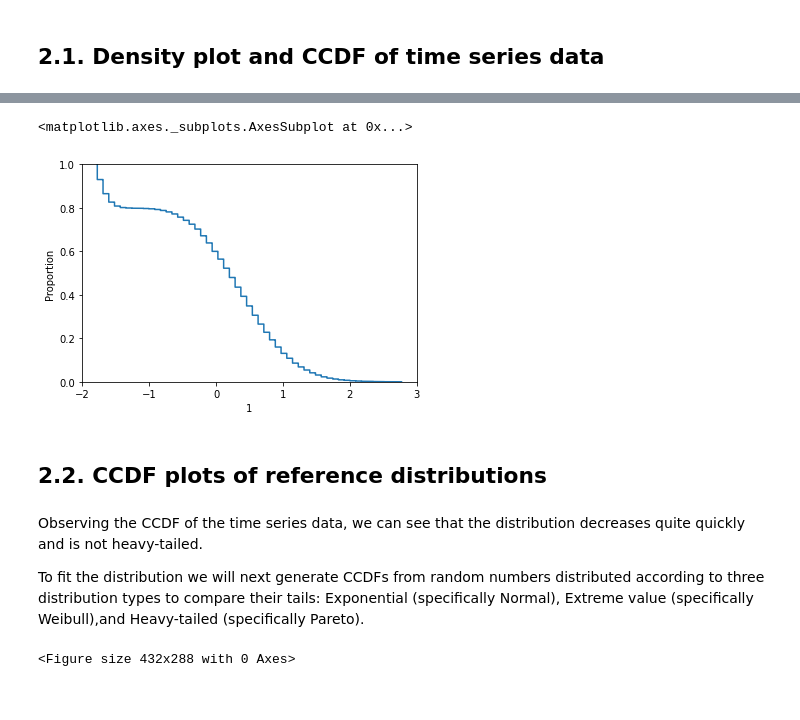
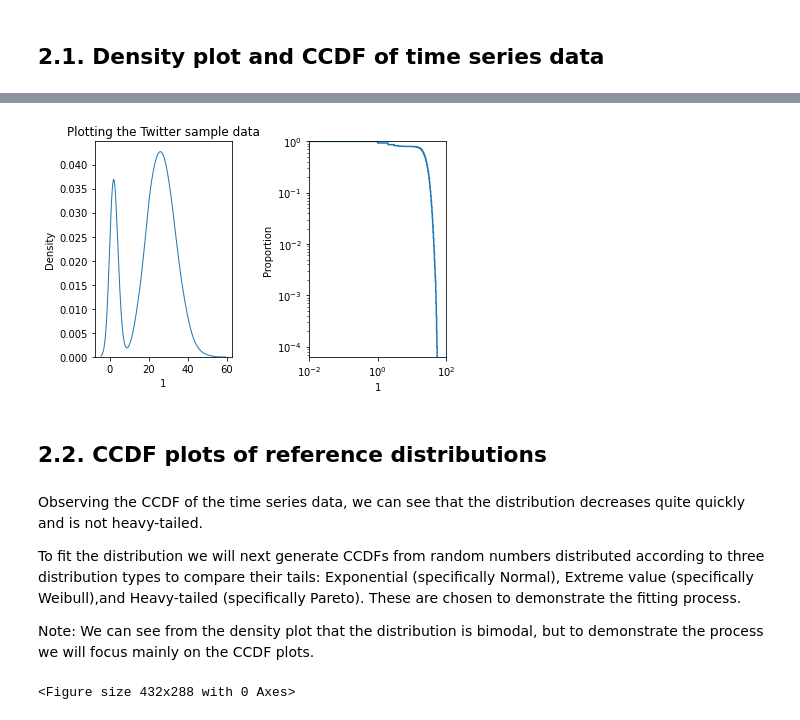
Before and after one commit to crgraham/Tweet-time-series-analysis, a Jupyter notebook: Fitting_probability_distribution_to_data.ipynb, the cells around one changed output, grey strips where cells are left out. Cells and saved outputs as stored; diff of their text form; code cells hidden in the pictures.

```diff
--- a/Fitting_probability_distribution_to_data.ipynb
+++ b/Fitting_probability_distribution_to_data.ipynb
@@ -80,21 +69,24 @@ Text(0.5, 1.0, 'density of tweet ts')
-# %%
-#CCDF of the sub-selected data
-# CCDF is the complementary of CDF (i.e. 1-CDF)
-def standardize(data):
-  z = (data - np.mean(data))/np.std(data)
-  return z
-data = standardize(tweet_data1)
-sns.ecdfplot(data, complementary = True)
-##
-# %% [output]
-<matplotlib.axes._subplots.AxesSubplot at 0x...>
-[figure, removed]
+# %%
+plt.figure()
+plt.subplot(121)
+sns.distplot(tweet_data1, hist = False, kde=True, norm_hist=True,kde_kws={'linewidth':1})
+plt.title('Plotting the Twitter sample data')
+plt.subplot(122)
+sns.ecdfplot(tweet_data1, complementary = True)
+plt.xscale('log')
+plt.yscale('log')
+plt.xlim(0.01,100)
+plt.tight_layout()
+# %% [output]
+[figure, added]
 # %% [markdown]
 ## 2.2. CCDF plots of reference distributions
 # %% [markdown]
 Observing the CCDF of the time series data, we can see that the distribution decreases quite quickly and is not heavy-tailed.
 
-To fit the distribution we will next generate CCDFs from random numbers distributed according to three distribution types to compare their tails: Exponential (specifically Normal), Extreme value (specifically Weibull),and Heavy-tailed (specifically Pareto).
+To fit the distribution we will next generate CCDFs from random numbers distributed according to three distribution types to compare their tails: Exponential (specifically Normal), Extreme value (specifically Weibull),and Heavy-tailed (specifically Pareto). These are chosen to demonstrate the fitting process.
+
+Note: We can see from the density plot that the distribution is bimodal, but to demonstrate the process we will focus mainly on the CCDF plots.
 # %%
 # log-log CCDF plot
 import pandas as pd
```
Also changed, not shown: parts of 1 cell of this notebook.
